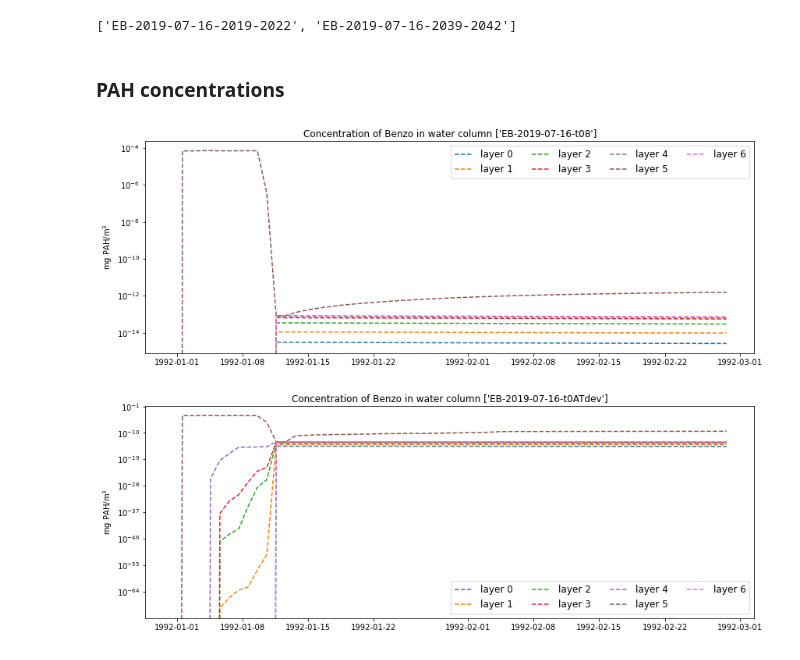
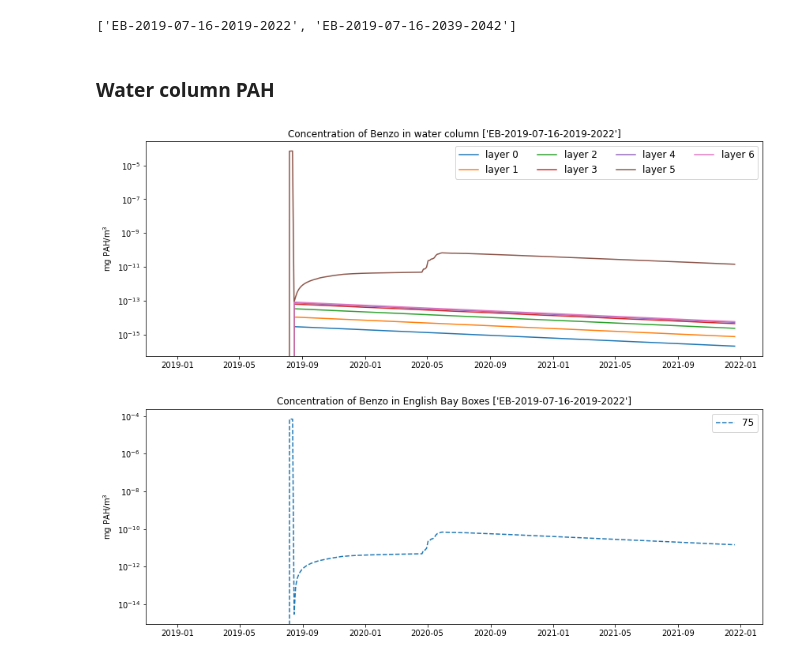
Before and after one commit to SS-Atlantis/Lovindeeretal-MPRI1paper, a Jupyter notebook: SSAM-smother-test.ipynb, the cells around one changed output. Drawn from its saved outputs; the diff is of its cells as text; code cells hidden in the pictures.

```diff
--- a/SSAM-smother-test.ipynb
+++ b/SSAM-smother-test.ipynb
@@ -65,14 +49,7 @@ scenario_names = []
 for path in scenario_paths:
     print(path.parent.stem)
     nm = str(path.parent.stem).split(sep='_')
-    if nm[0] == '4a':
-        scenario_loc = 'AP'
-    elif nm[0] == '5b':
-        scenario_loc = 'TP'
-    elif nm[0] == '6a':
-        scenario_loc = 'EB'
-    elif nm[0] == '7a':
-        scenario_loc = 'JF'
+    scenario_loc = 'EB'
     scenario_names.append(scenario_loc+'-'+str(nm[1])+'-'+str(nm[2]))
 # %% [output]
 6a_2019-07-16_2019-2022
@@ -84,26 +61,26 @@ print(scenario_names)
 # %%
 scenario_datasets = [xr.open_dataset(scen,decode_cf=True) for scen in scenario_paths]
 # %% [markdown]
-### PAH concentrations
+### Water column PAH
 # %%
 fig, ax = plt.subplots(figsize = (14,5))
-for scenario, name in zip(scenario_datasets[5:6],scenario_names[5:6]):
+for scenario, name in zip(scenario_datasets[0:1],scenario_names[0:1]):
     contam_tbl = scenario.variables['Benzo'][start:end,:,:]
     contam_t = contam_tbl.sum(axis=1)
     ax.semilogy(scenario.t[start:end], contam_t, linestyle=next(line_styles))
-ax.set_title('Concentration of Benzo in water column '+str(scenario_names[5:6]), fontsize = 12)
+ax.set_title('Concentration of Benzo in water column '+str(scenario_names[0:1]), fontsize = 12)
 ax.set_ylabel('mg PAH/m$^3$')
 ax.legend(['layer 0', 'layer 1', 'layer 2', 'layer 3', 'layer 4', 'layer 5', 'layer 6'], fontsize=12, ncol=4); #loc='upper left', bbox_to_anchor=(1.05, 1), loc='upper center',
 # %% [output]
-[figure, old version]
+[figure, new version]
 # %%
 fig, ax = plt.subplots(figsize = (14,5))
-for scenario, name in zip(scenario_datasets[9:10],scenario_names[9:10]):
-    contam_tbl = scenario.variables['Benzo'][start:end,:,:]
-    contam_t = contam_tbl.sum(axis=1)
+for scenario, name in zip(scenario_datasets[0:1],scenario_names[0:1]):
+    contam_tbl = scenario.variables['Benzo'][start:end,English_Bay,:]
+    contam_t = contam_tbl.sum(axis=2)
     ax.semilogy(scenario.t[start:end], contam_t, linestyle=next(line_styles))
-ax.set_title('Concentration of Benzo in water column '+str(scenario_names[9:10]), fontsize = 12)
+ax.set_title('Concentration of Benzo in English Bay Boxes '+str(scenario_names[0:1]), fontsize = 12)
 ax.set_ylabel('mg PAH/m$^3$')
-ax.legend(['layer 0', 'layer 1', 'layer 2', 'layer 3', 'layer 4', 'layer 5', 'layer 6'], fontsize=12, ncol=4); #loc='upper left', bbox_to_anchor=(1.05, 1), loc='upper center',
+ax.legend(English_Bay, fontsize=12, ncol=4); #loc='upper left', bbox_to_anchor=(1.05, 1), loc='upper center',
 # %% [output]
-[figure, old version]
+[figure, new version]
```
Also changed, not shown: parts of 39 cells of this notebook.
